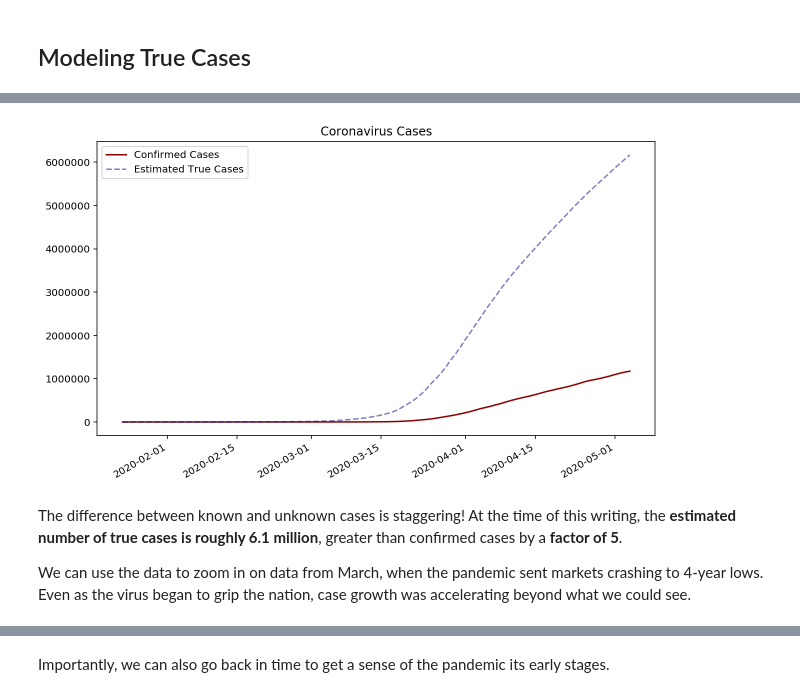
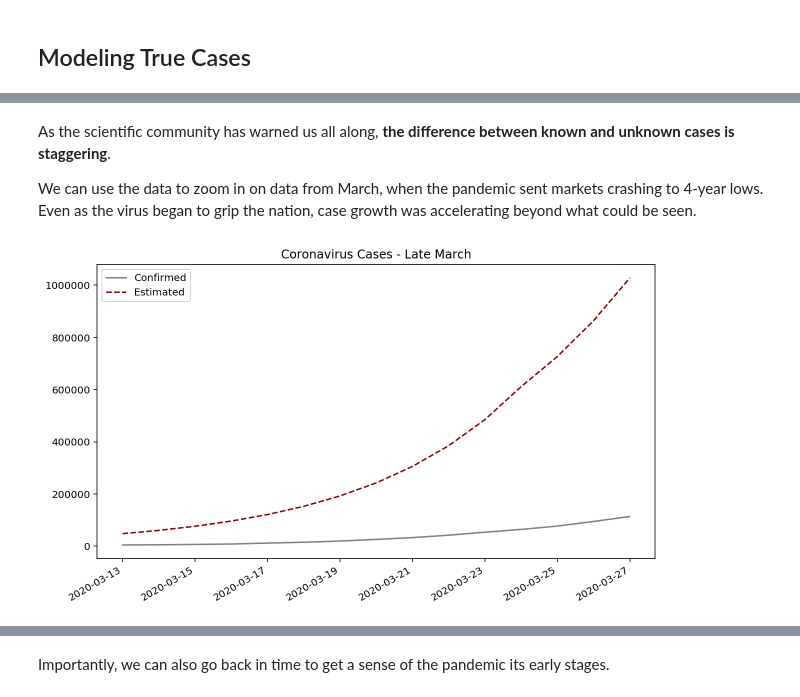
Before and after one commit to KartikChugh/COVID-Case-Estimation, a Jupyter notebook: notebook.ipynb, the cells around one changed output, grey strips where cells are left out. Drawn from its saved outputs; the diff is of its cells as text; code cells hidden in the pictures.

```diff
--- a/notebook.ipynb
+++ b/notebook.ipynb
@@ -88,4 +60,9 @@ doubling_smooth = doubling_orig.rolling(7,
 # %%
+doubling_smooth = doubling_orig.rolling(13,
+        win_type='gaussian',
+        min_periods=1,
+        center=True).mean(std=2).round()
+
 plt.plot(doubling_orig, c='k', ls=':', alpha=.3)
 plt.plot(doubling_smooth)
 plt.gcf().autofmt_xdate()
@@ -105,5 +82,5 @@ While apparent mortality in the US is 3-5%, this figure is considered an oversti
 # %%
-MORTALITY = 0.011
+MORTALITY = 0.01
 MORTALITY_LAG = 17
 # %% [markdown]
 From the "mortality lag", we can take the date of the first coronavirus deaths in the US and estimate when the victims contracted the virus ($t_0$).
@@ -157,16 +128,14 @@ I've based the value of this adjustment on the work of virologist [Trevor Bedfor
 # %%
-AF = 0.7
-
 c = np.full(confirmed.shape, c0)
 
 # after feb 9
 for t in range((t0-time[0]).days, len(c)):
     db = doubling_smooth['doubling time'][t]
-    c[t] = c[t-1] * 2**(1/db * AF)
+    c[t] = c[t-1] * 2**(1/db)
 
 # before feb 9
 for t in range((t0-time[0]).days, -1, -1):
     db = doubling_smooth['doubling time'][t]
-    c[t] = c[t+1] / 2**(1/db * AF)
+    c[t] = c[t+1] / 2**(1/db)
 
-true = pd.DataFrame(c, index=time)
+estimated = pd.DataFrame(c, index=time)
@@ -173,13 +157,14 @@ true = pd.DataFrame(c, index=time)
+# %% [markdown]
+As the scientific community has warned us all along, **the difference between known and unknown cases is staggering**.
+
+We can use the data to zoom in on data from March, when the pandemic sent markets crashing to 4-year lows. Even as the virus began to grip the nation, case growth was accelerating beyond what could be seen.
 # %%
-plt.plot(confirmed, c='darkred', label='Confirmed')
-plt.plot(true, alpha=0.5, c='darkblue', ls='--', label='Estimated True')
+plt.plot(confirmed[50:65], c='gray', label='Confirmed')
+plt.plot(estimated[50:65], c='darkred', ls='--', label='Estimated')
 plt.legend()
-plt.title('Coronavirus Cases')
+plt.title('Coronavirus Cases - Late March')
 plt.gcf().autofmt_xdate()
+plt.ticklabel_format(style='plain', axis='y')
 plt.gcf().set_size_inches(10,6)
 # %% [output]
-[figure, old version]
+[figure, new version]
-# %% [markdown]
-The difference between known and unknown cases is staggering! At the time of this writing, the **estimated number of true cases is roughly 6.1 million**, greater than confirmed cases by a **factor of 5**.
-
-We can use the data to zoom in on data from March, when the pandemic sent markets crashing to 4-year lows. Even as the virus began to grip the nation, case growth was accelerating beyond what we could see.
```
Also changed, not shown: parts of 27 cells of this notebook.
